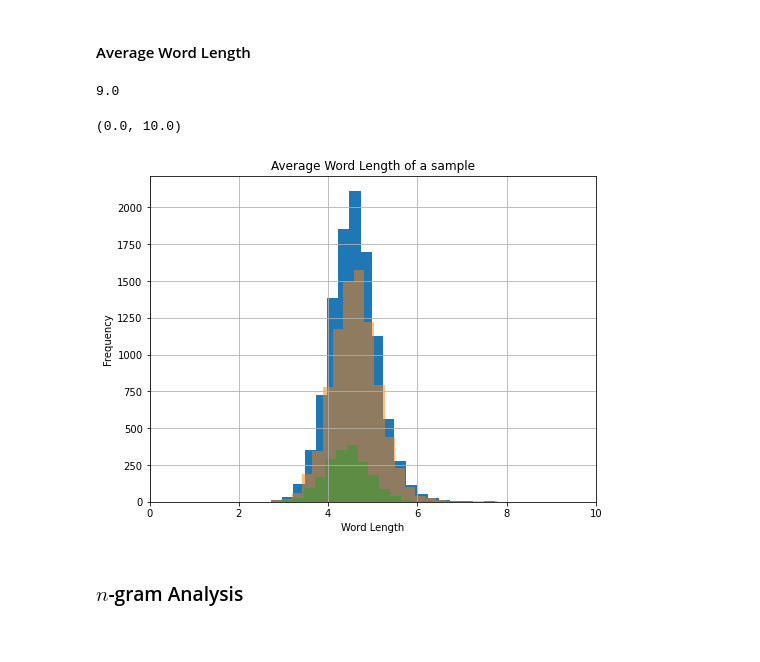
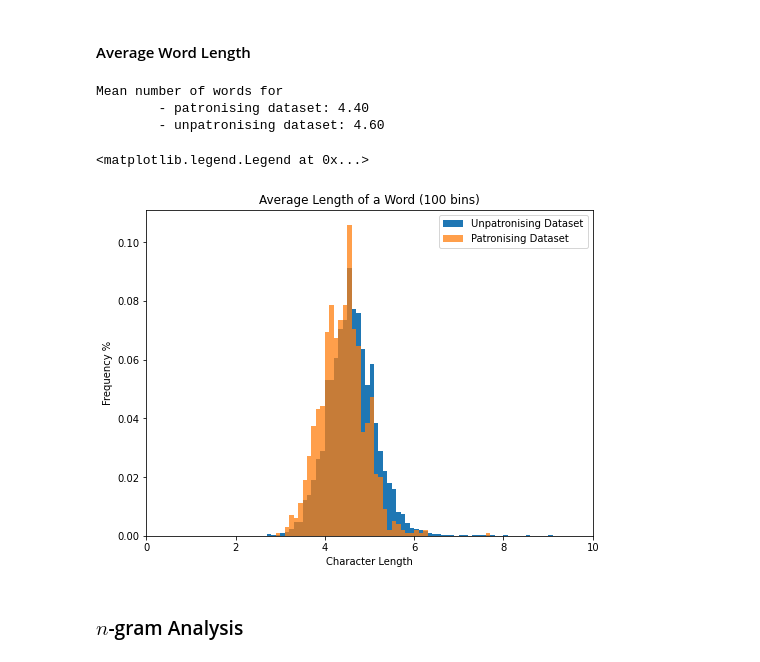
Before and after one commit to Loumstar/Improving-RoBERTa, a Jupyter notebook: data_analysis.ipynb, the cells around one changed output. Saved outputs shown, nothing was run; the diff lists cells and outputs as text; code cells hidden in the pictures.

```diff
--- a/data_analysis.ipynb
+++ b/data_analysis.ipynb
@@ -138,35 +160,42 @@ plot.xlim((0, 300))
 # %% [markdown]
 #### Average Word Length
-# %%
-def mean_item_length(x):
-    if type(x) != list:
-        x = [str(x)]
-
-    lengths = list(map(len, x))
-    return np.mean(lengths)
-
-series = df["text"].str.split() \
-    .map(mean_item_length) \
-
-print(series.max())
-series.hist(bins=25, figsize=(8, 6))
-
-unpatronising_df["text"].str.split() \
-    .map(mean_item_length) \
-    .hist(bins=25, alpha=0.5, figsize=(8, 6))
-
-patronising_df["text"].str.split() \
-    .map(mean_item_length) \
-    .hist(bins=25, alpha=0.5, figsize=(8, 6))
-
-plot.title("Average Word Length of a sample")
-plot.ylabel("Frequency")
-plot.xlabel("Word Length")
-
-plot.xlim((0, 10))
-# %% [output]
-9.0
-(0.0, 10.0)
-[figure, removed]
+# %%
+def mean_item_length(x):
+    if type(x) != list:
+        x = [str(x)]
+
+    lengths = list(map(len, x))
+    return np.mean(lengths)
+
+unpatr_series = unpatr_df["text"].str.split().map(mean_item_length)
+patr_series = patr_df["text"].str.split().map(mean_item_length)
+
+print(f"Average word length for"
+      f"\n\t- patronising dataset: {patr_series.mean():.2f}"
+      f"\n\t- unpatronising dataset: {unpatr_series.mean():.2f}")
+
+(unpatr_counts, unpatr_bins) = np.histogram(unpatr_series, bins=100, range=(0, 10))
+(patr_counts, patr_bins) = np.histogram(patr_series, bins=100, range=(0, 10))
+
+figure, axis = plot.subplots()
+figure.set_size_inches((8, 6))
+
+axis.hist(unpatr_bins[:-1], unpatr_bins, alpha=1, label="Unpatronising Dataset",
+          weights=unpatr_counts / unpatr_df_length)
+
+axis.hist(patr_bins[:-1], patr_bins, alpha=0.75, label="Patronising Dataset",
+          weights=patr_counts / patr_df_length)
+
+axis.set_title("Average Length of a Word (100 bins)")
+axis.set_ylabel("Frequency %")
+axis.set_xlabel("Character Length")
+axis.set_xlim((0, 10))
+axis.legend()
+# %% [output]
+Mean number of words for
+        - patronising dataset: 4.40
+        - unpatronising dataset: 4.60
+<matplotlib.legend.Legend at 0x...>
+[figure, added]
 # %% [markdown]
 ### $ n $-gram Analysis
```
Also changed, not shown: parts of 15 cells of this notebook, 10 other files.
